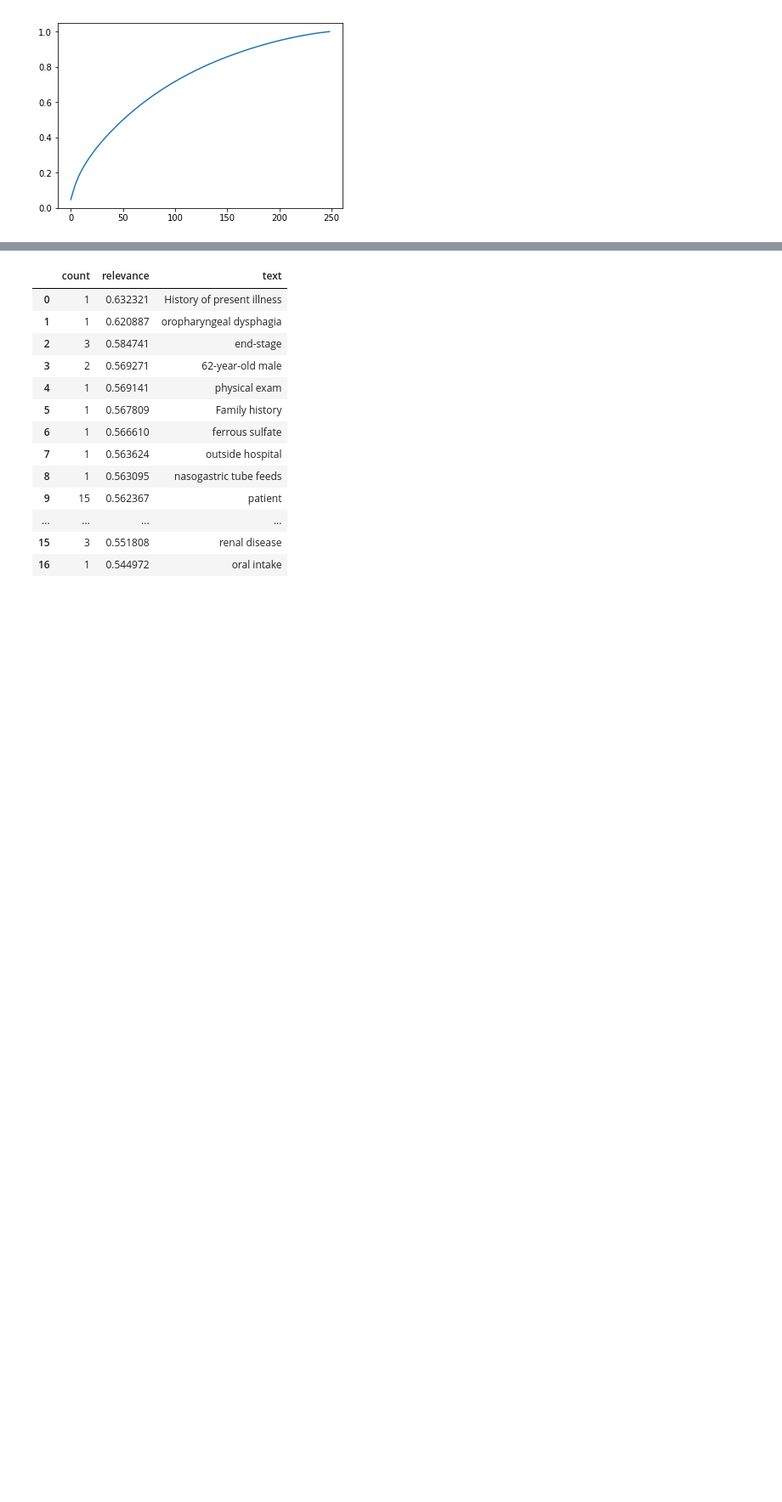
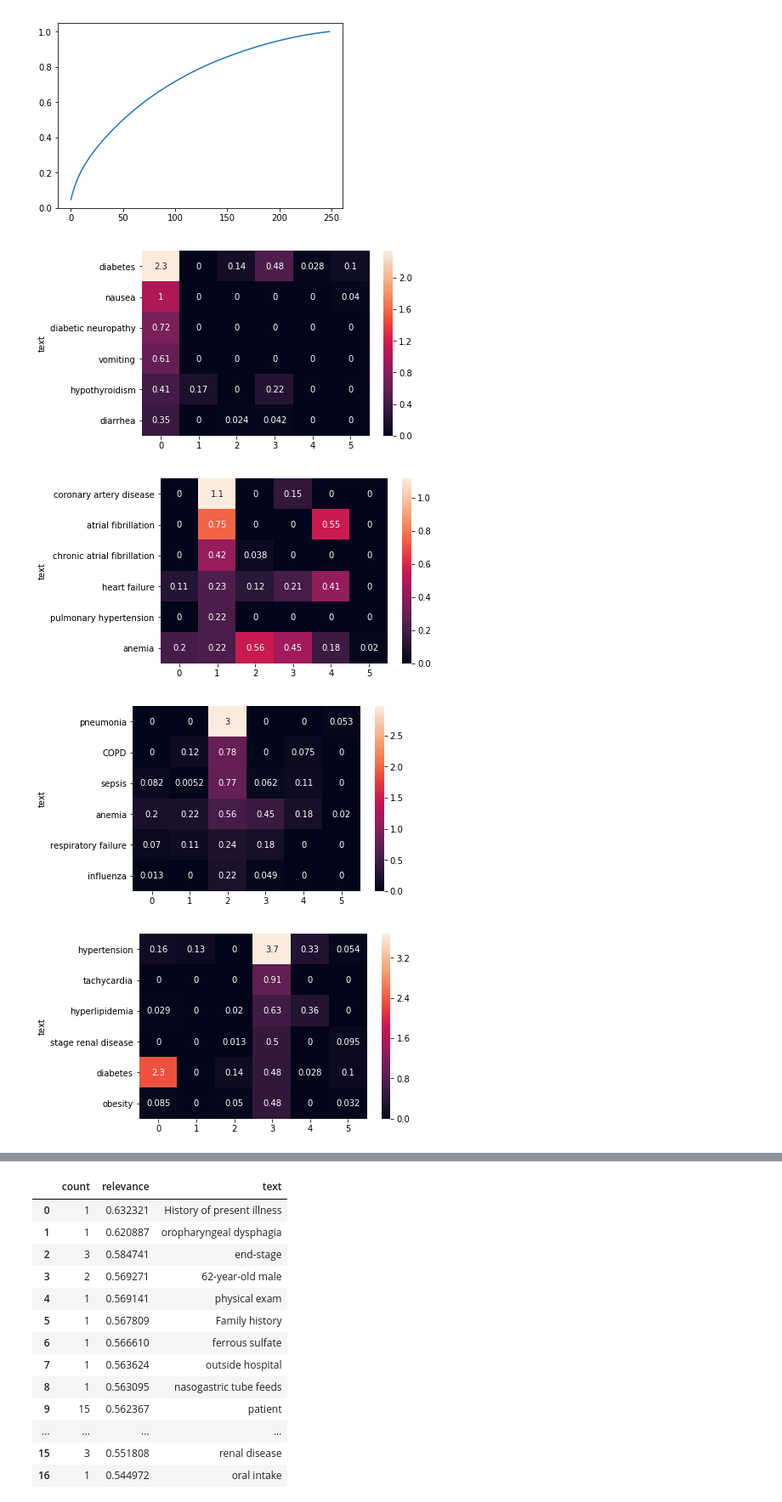
Before and after one commit to tonanhngo/dictation-nlu, a Jupyter notebook: workspace/ibm_nlu.ipynb, the cells around one changed output, grey strips where cells are left out. Shown at 85% size. Drawn from its saved outputs; the diff is of its cells as text; code cells hidden in the pictures; blank space fills up the shorter version.

```diff
--- a/workspace/ibm_nlu.ipynb
+++ b/workspace/ibm_nlu.ipynb
@@ -413,0 +432,37 @@ aaa = dian['3']
+# %%
+def archs(typ,n=6):
+    if not 'archetype' in globals():
+        global archetype
+        archetype = {}
+    if not typ in archetype.keys():
+        archetype[typ] = {}
+    if not n in archetype[typ].keys():
+        archetype[typ][n] = {}
+        df = pd.DataFrame()
+        for key in df_dic:
+            dfx = df_dic[key][typ].copy()
+            dfx['dictation'] = key
+            df = df.append(dfx,sort=True)
+        if typ is 'entities':
+            df = df[df['type']=='HealthCondition']
+            df.rename({'relevance': 'rel0'}, axis=1,inplace=True)
+            df['relevance'] = df['rel0'] * df['confidence']
+        mat = df.pivot('dictation','text','relevance')
+        m = mat.fillna(0)
+        archetype[typ][n] = Archetypes(m,n)
+#         mar = Archetypes(m,n)
+#         for i in range(n):
+#             archetype[typ][n][i] = mar.f.iloc[i].sort_values(ascending=False)
+    return archetype[typ][n]
+# %%
+aaa = archs('entities',6)
+for i in range(6):
+    ddd = archetype['entities'][6].f.T.sort_values(by=i,ascending=False)[:6]
+    flights=ddd
+    sns.heatmap(flights, annot=True)
+    plt.show()
+# %% [output]
+[figure, added]
+[figure, added]
+[figure, added]
+[figure, added]
```
Also changed, not shown: parts of 9 cells of this notebook, 4 other files.
